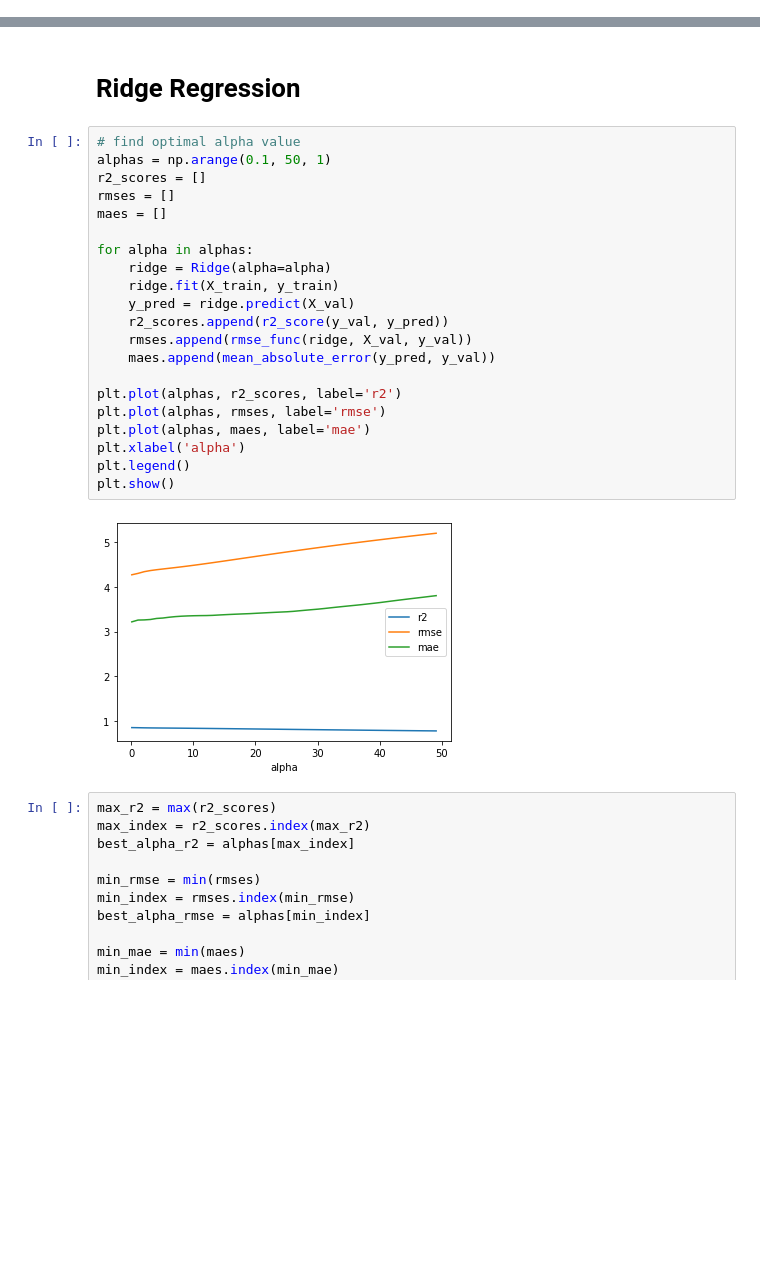
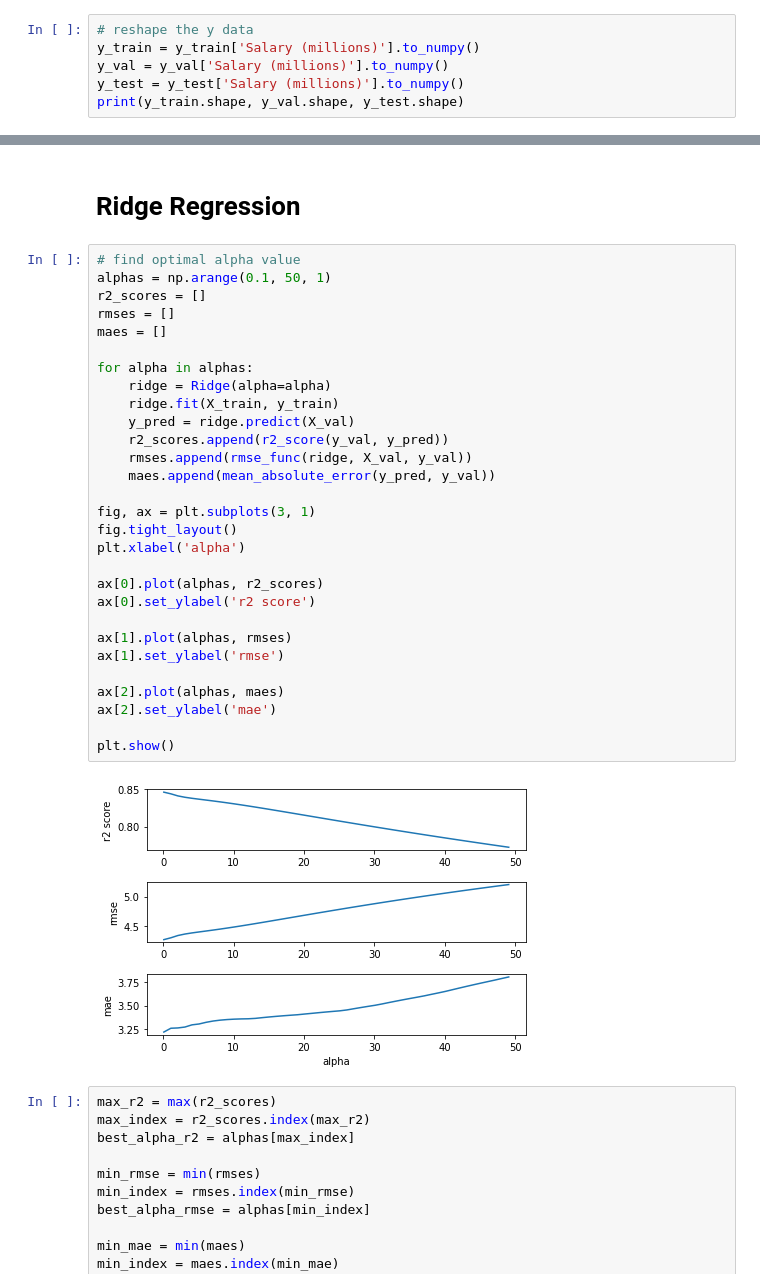
Before and after one commit to graham-ecu/NBA-Salary-Prediction, a Jupyter notebook: NBA Modeling.ipynb, the cells around one changed output, grey strips where cells are left out. Saved outputs shown, nothing was run; the diff lists cells and outputs as text; blank space fills up the shorter version.

```diff
--- a/NBA Modeling.ipynb
+++ b/NBA Modeling.ipynb
@@ -31,3 +31,9 @@ X_train, X_val, y_train, y_val = train_test_split(X_train, y_train, test_size=0.
 print(X_train.shape, X_val.shape, X_test.shape, y_train.shape, y_val.shape, y_test.shape)
 # %% [output]
 (116, 45) (39, 45) (52, 45) (116, 1) (39, 1) (52, 1)
+# %%
+# reshape the y data
+y_train = y_train['Salary (millions)'].to_numpy()
+y_val = y_val['Salary (millions)'].to_numpy()
+y_test = y_test['Salary (millions)'].to_numpy()
+print(y_train.shape, y_val.shape, y_test.shape)
@@ -74,26 +115,34 @@ Even as a first attempt, this is not a very good model.  The r squared value is
 # %%
 # find optimal alpha value
 alphas = np.arange(0.1, 50, 1)
 r2_scores = []
 rmses = []
 maes = []
 
 for alpha in alphas:
     ridge = Ridge(alpha=alpha)
     ridge.fit(X_train, y_train)
     y_pred = ridge.predict(X_val)
     r2_scores.append(r2_score(y_val, y_pred))
     rmses.append(rmse_func(ridge, X_val, y_val))
     maes.append(mean_absolute_error(y_pred, y_val))
 
-plt.plot(alphas, r2_scores, label='r2')
-plt.plot(alphas, rmses, label='rmse')
-plt.plot(alphas, maes, label='mae')
+fig, ax = plt.subplots(3, 1)
+fig.tight_layout()
 plt.xlabel('alpha')
-plt.legend()
+
+ax[0].plot(alphas, r2_scores)
+ax[0].set_ylabel('r2 score')
+
+ax[1].plot(alphas, rmses)
+ax[1].set_ylabel('rmse')
+
+ax[2].plot(alphas, maes)
+ax[2].set_ylabel('mae')
+
 plt.show()
 # %% [output]
-[figure, old version]
+[figure, new version]
 # %%
 max_r2 = max(r2_scores)
 max_index = r2_scores.index(max_r2)
```
Also changed, not shown: parts of 11 cells of this notebook.
